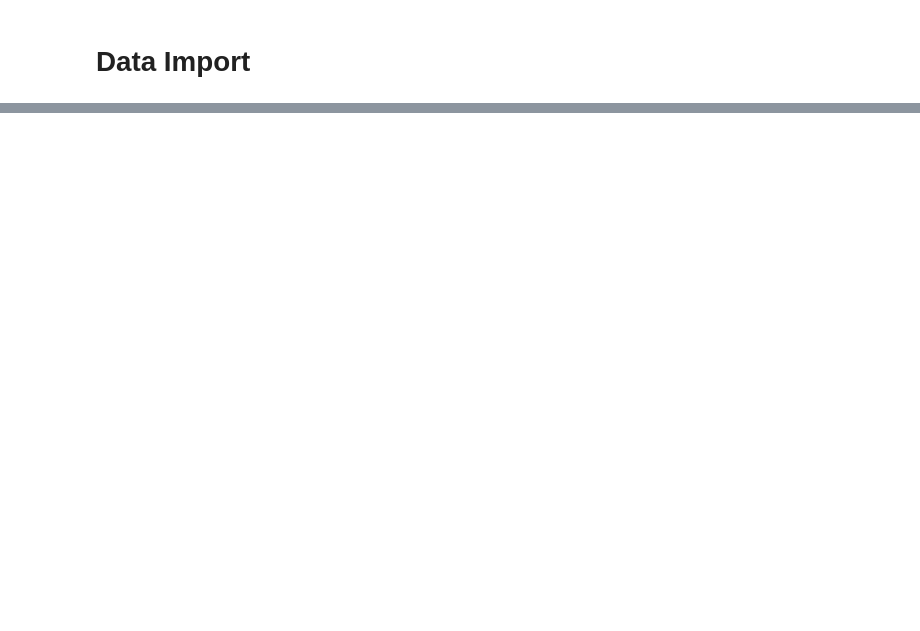
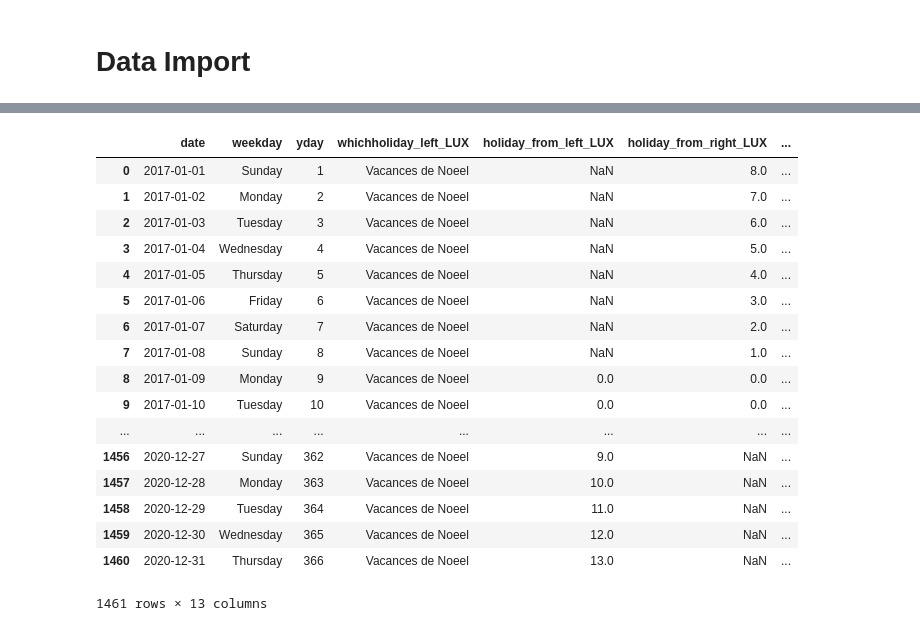
Before and after one commit to dkremlg/Booking-Curves, a Jupyter notebook: 1_Prepare_R_Input.ipynb, the cells around one changed output, grey strips where cells are left out. Cells and saved outputs as stored; diff of their text form; code cells hidden in the pictures; blank space fills up the shorter version.

Commit message:
Commit of home office

```diff
--- a/1_Prepare_R_Input.ipynb
+++ b/1_Prepare_R_Input.ipynb
@@ -510,0 +76,22 @@ Dropdown_comb.to_csv(path+'Intermediate_Output/Capacity_forPlots_'+route+'.csv',
+# %%
+#Holiday_LUX=pd.read_csv('/home/ubuntu/Data/holiday/LUX-LUX_special_days.csv',encoding="ISO-8859-1")
+Holiday_LUX=pd.read_csv('LUX-LUX_special_days.csv',encoding="ISO-8859-1")
+Holiday_LUX['date']=pd.to_datetime(Holiday_LUX['date'])
+Holiday_LUX['nom_jour_ferie']=Holiday_LUX['nom_jour_ferie'].apply(lambda x: 'Luxembourg' if 'Luxembourg' in str(x) else x)
+Holiday_LUX['nom_jour_ferie']=Holiday_LUX['nom_jour_ferie'].apply(lambda x: 'Travail' if 'travail' in str(x) else x)
+#Holiday_SCN=pd.read_csv('/home/ubuntu/Data/holiday/LUX-SCN_special_days.csv',encoding="ISO-8859-1")
+Holiday_SCN=pd.read_csv('LUX-SCN_special_days.csv',encoding="ISO-8859-1")
+Holiday_SCN['date']=pd.to_datetime(Holiday_SCN['date'])
+#Holiday_SXB=pd.read_csv('/home/ubuntu/Data/holiday/LUX-SXB_special_days.csv',encoding="ISO-8859-1")
+Holiday_SXB=pd.read_csv('LUX-SXB_special_days.csv',encoding="ISO-8859-1")
+Holiday_SXB['date']=pd.to_datetime(Holiday_SXB['date'])
+#Holiday_BRU=pd.read_csv('/home/ubuntu/Data/holiday/LUX-BRU_special_days.csv',encoding="ISO-8859-1")
+Holiday_BRU=pd.read_csv('LUX-BRU_special_days.csv',encoding="ISO-8859-1")
+Holiday_BRU['date']=pd.to_datetime(Holiday_BRU['date'])
+
+#Holiday_LUX['nom_jour_ferie']=Holiday_LUX['nom_jour_ferie'].fillna('None')
+#Holiday_LUX['nom_vacances']=Holiday_LUX['nom_vacances'].fillna('None')
+# %%
+Holiday=DataFrame(Holiday_LUX['date'])
+Holiday['weekday']=Holiday['date'].apply(lambda x: list(calendar.day_name)[x.weekday()])
+Holiday['yday']=Holiday['date'].apply(lambda x: x.timetuple().tm_yday)
@@ -510,0 +311,21 @@ Dropdown_comb.to_csv(path+'Intermediate_Output/Capacity_forPlots_'+route+'.csv',
+# %%
+Holiday
+# %% [output]
+|  | date | weekday | yday | whichholiday_left_LUX | holiday_from_left_LUX | holiday_from_right_LUX | ... |
+| 0 | 2017-01-01 | Sunday | 1 | Vacances de Noeel | NaN | 8.0 | ... |
+| 1 | 2017-01-02 | Monday | 2 | Vacances de Noeel | NaN | 7.0 | ... |
+| 2 | 2017-01-03 | Tuesday | 3 | Vacances de Noeel | NaN | 6.0 | ... |
+| 3 | 2017-01-04 | Wednesday | 4 | Vacances de Noeel | NaN | 5.0 | ... |
+| 4 | 2017-01-05 | Thursday | 5 | Vacances de Noeel | NaN | 4.0 | ... |
+| 5 | 2017-01-06 | Friday | 6 | Vacances de Noeel | NaN | 3.0 | ... |
+| 6 | 2017-01-07 | Saturday | 7 | Vacances de Noeel | NaN | 2.0 | ... |
+| 7 | 2017-01-08 | Sunday | 8 | Vacances de Noeel | NaN | 1.0 | ... |
+| 8 | 2017-01-09 | Monday | 9 | Vacances de Noeel | 0.0 | 0.0 | ... |
+| 9 | 2017-01-10 | Tuesday | 10 | Vacances de Noeel | 0.0 | 0.0 | ... |
+| ... | ... | ... | ... | ... | ... | ... | ... |
+| 1456 | 2020-12-27 | Sunday | 362 | Vacances de Noeel | 9.0 | NaN | ... |
+| 1457 | 2020-12-28 | Monday | 363 | Vacances de Noeel | 10.0 | NaN | ... |
+| 1458 | 2020-12-29 | Tuesday | 364 | Vacances de Noeel | 11.0 | NaN | ... |
+| 1459 | 2020-12-30 | Wednesday | 365 | Vacances de Noeel | 12.0 | NaN | ... |
+| 1460 | 2020-12-31 | Thursday | 366 | Vacances de Noeel | 13.0 | NaN | ... |
+1461 rows × 13 columns
```
Also changed, not shown: parts of 63 cells of this notebook, 1 other file.
